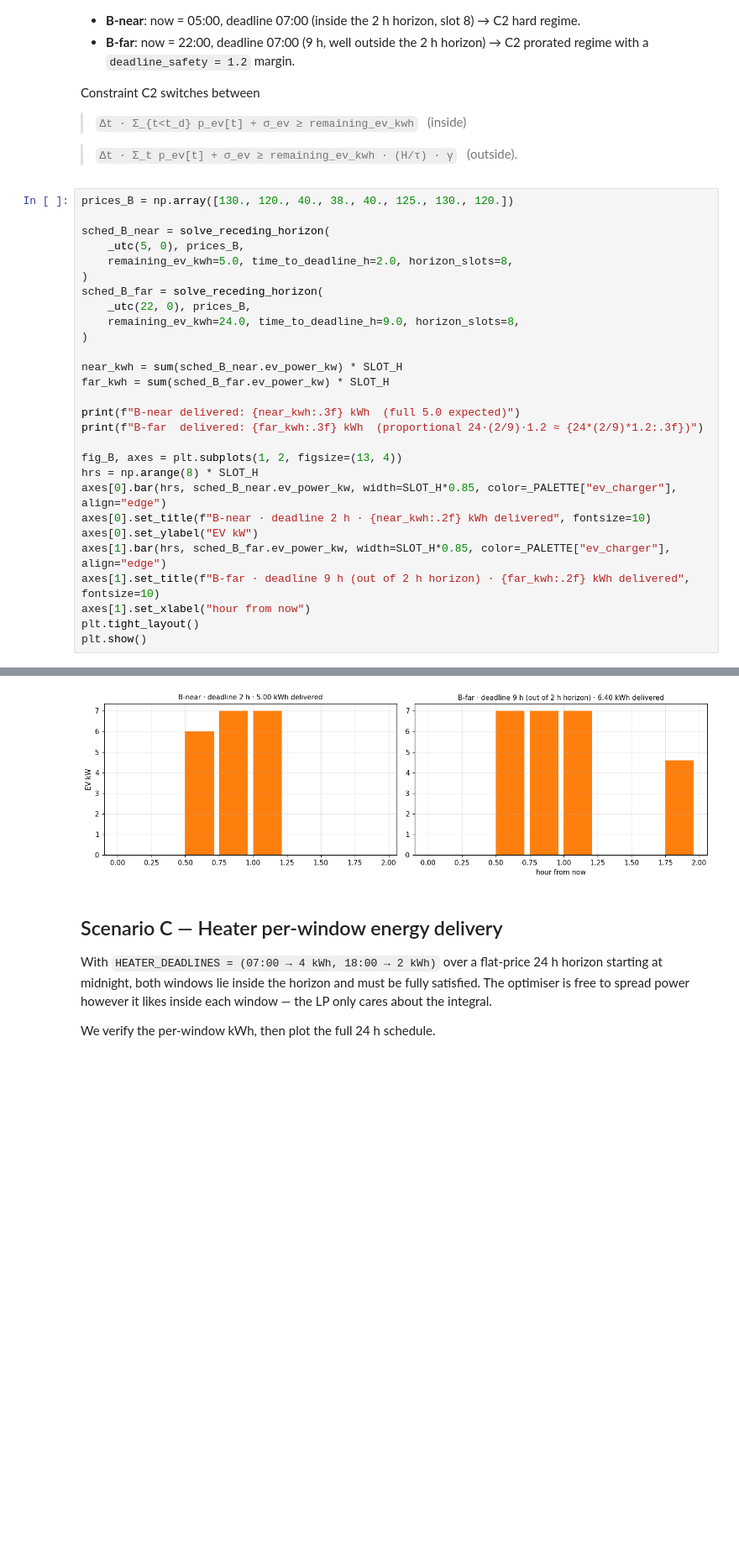
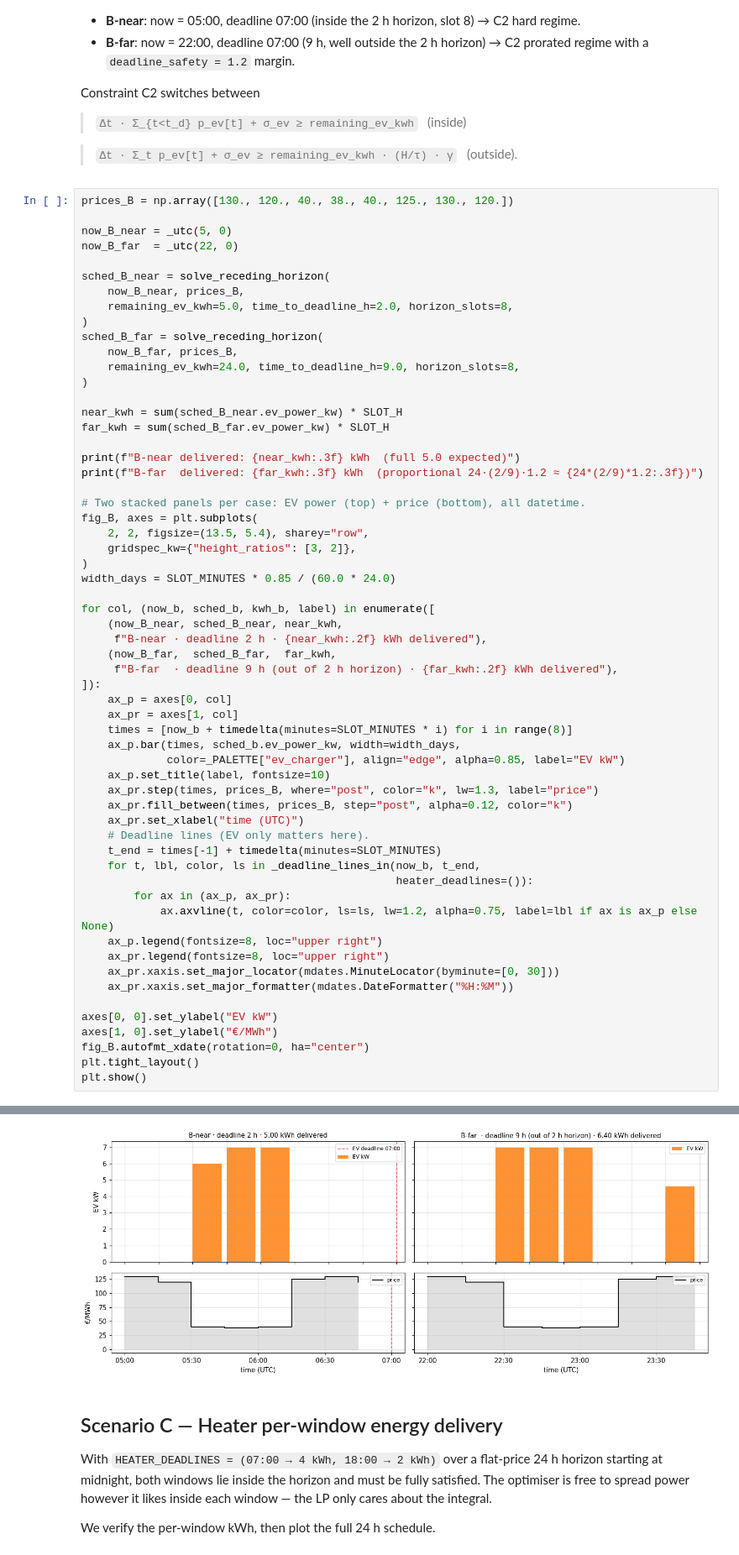
Before and after one commit to mjordanic/home-energy-planner, a Jupyter notebook: notebooks/05_optimizer.ipynb, the cells around one changed output, grey strips where cells are left out. Shown at 84% size. Drawn from its saved outputs; the diff is of its cells as text; blank space fills up the shorter version.

```diff
--- a/notebooks/05_optimizer.ipynb
+++ b/notebooks/05_optimizer.ipynb
@@ -221,35 +269,66 @@ Constraint C2 switches between
 # %%
 prices_B = np.array([130., 120., 40., 38., 40., 125., 130., 120.])
 
+now_B_near = _utc(5, 0)
+now_B_far  = _utc(22, 0)
+
 sched_B_near = solve_receding_horizon(
-    _utc(5, 0), prices_B,
+    now_B_near, prices_B,
     remaining_ev_kwh=5.0, time_to_deadline_h=2.0, horizon_slots=8,
 )
 sched_B_far = solve_receding_horizon(
-    _utc(22, 0), prices_B,
+    now_B_far, prices_B,
     remaining_ev_kwh=24.0, time_to_deadline_h=9.0, horizon_slots=8,
 )
 
 near_kwh = sum(sched_B_near.ev_power_kw) * SLOT_H
 far_kwh = sum(sched_B_far.ev_power_kw) * SLOT_H
 
 print(f"B-near delivered: {near_kwh:.3f} kWh  (full 5.0 expected)")
 print(f"B-far  delivered: {far_kwh:.3f} kWh  (proportional 24·(2/9)·1.2 ≈ {24*(2/9)*1.2:.3f})")
 
-fig_B, axes = plt.subplots(1, 2, figsize=(13, 4))
-hrs = np.arange(8) * SLOT_H
-axes[0].bar(hrs, sched_B_near.ev_power_kw, width=SLOT_H*0.85, color=_PALETTE["ev_charger"], align="edge")
-axes[0].set_title(f"B-near · deadline 2 h · {near_kwh:.2f} kWh delivered", fontsize=10)
-axes[0].set_ylabel("EV kW")
-axes[1].bar(hrs, sched_B_far.ev_power_kw, width=SLOT_H*0.85, color=_PALETTE["ev_charger"], align="edge")
-axes[1].set_title(f"B-far · deadline 9 h (out of 2 h horizon) · {far_kwh:.2f} kWh delivered", fontsize=10)
-axes[1].set_xlabel("hour from now")
+# Two stacked panels per case: EV power (top) + price (bottom), all datetime.
+fig_B, axes = plt.subplots(
+    2, 2, figsize=(13.5, 5.4), sharey="row",
+    gridspec_kw={"height_ratios": [3, 2]},
+)
+width_days = SLOT_MINUTES * 0.85 / (60.0 * 24.0)
+
+for col, (now_b, sched_b, kwh_b, label) in enumerate([
+    (now_B_near, sched_B_near, near_kwh,
+     f"B-near · deadline 2 h · {near_kwh:.2f} kWh delivered"),
+    (now_B_far,  sched_B_far,  far_kwh,
+     f"B-far  · deadline 9 h (out of 2 h horizon) · {far_kwh:.2f} kWh delivered"),
+]):
+    ax_p = axes[0, col]
+    ax_pr = axes[1, col]
+    times = [now_b + timedelta(minutes=SLOT_MINUTES * i) for i in range(8)]
+    ax_p.bar(times, sched_b.ev_power_kw, width=width_days,
+             color=_PALETTE["ev_charger"], align="edge", alpha=0.85, label="EV kW")
+    ax_p.set_title(label, fontsize=10)
+    ax_pr.step(times, prices_B, where="post", color="k", lw=1.3, label="price")
+    ax_pr.fill_between(times, prices_B, step="post", alpha=0.12, color="k")
+    ax_pr.set_xlabel("time (UTC)")
+    # Deadline lines (EV only matters here).
+    t_end = times[-1] + timedelta(minutes=SLOT_MINUTES)
+    for t, lbl, color, ls in _deadline_lines_in(now_b, t_end,
+                                                heater_deadlines=()):
+        for ax in (ax_p, ax_pr):
+            ax.axvline(t, color=color, ls=ls, lw=1.2, alpha=0.75, label=lbl if ax is ax_p else None)
+    ax_p.legend(fontsize=8, loc="upper right")
+    ax_pr.legend(fontsize=8, loc="upper right")
+    ax_pr.xaxis.set_major_locator(mdates.MinuteLocator(byminute=[0, 30]))
+    ax_pr.xaxis.set_major_formatter(mdates.DateFormatter("%H:%M"))
+
+axes[0, 0].set_ylabel("EV kW")
+axes[1, 0].set_ylabel("€/MWh")
+fig_B.autofmt_xdate(rotation=0, ha="center")
 plt.tight_layout()
 plt.show()
 # %% [output]
 B-near delivered: 5.000 kWh  (full 5.0 expected)
 B-far  delivered: 6.400 kWh  (proportional 24·(2/9)·1.2 ≈ 6.400)
-[figure, old version]
+[figure, new version]
 # %% [markdown]
 ## Scenario C — Heater per-window energy delivery
 
```
Also changed, not shown: parts of 17 cells of this notebook, 34 other files.
